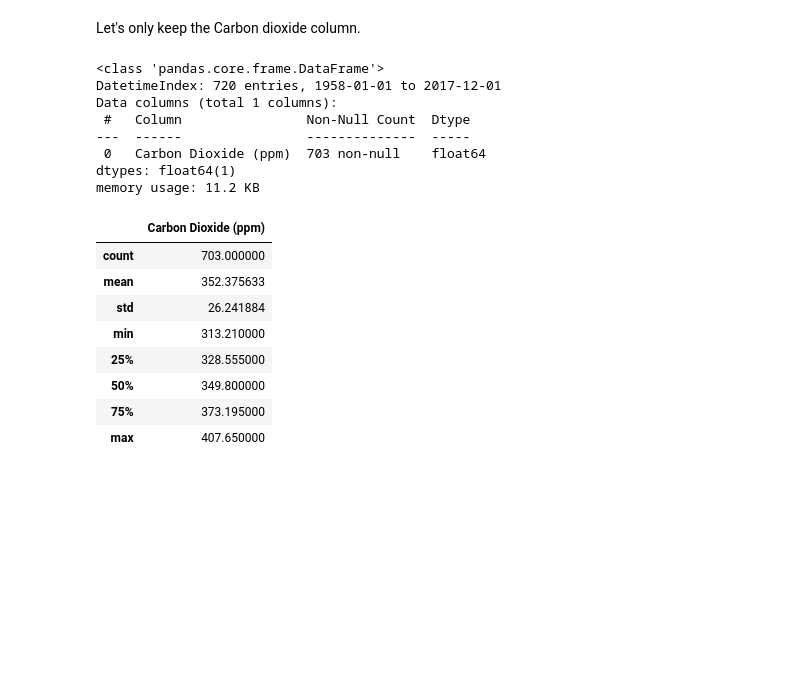
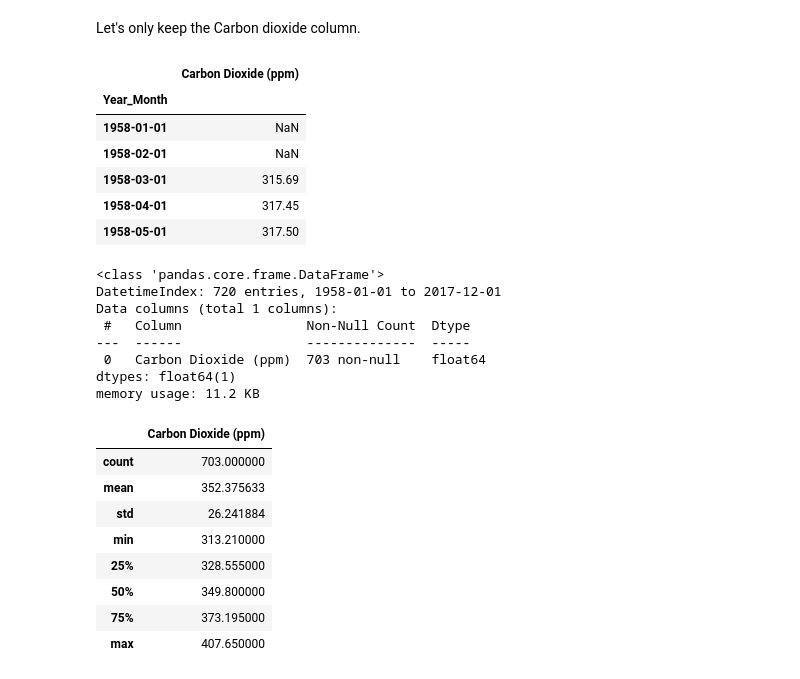
Before and after one commit to thcarole1/Carbon_Dioxide_Levels_in_Atmosphere, a Jupyter notebook: notebooks/Carbon dioxide levels prediction_Final_test.ipynb, the cells around one changed output. Saved outputs shown, nothing was run; the diff lists cells and outputs as text; code cells hidden in the pictures; blank space fills up the shorter version.

```diff
--- a/notebooks/Carbon dioxide levels prediction_Final_test.ipynb
+++ b/notebooks/Carbon dioxide levels prediction_Final_test.ipynb
@@ -331,3 +336,26 @@ co2_levels.drop(columns=["Seasonally Adjusted CO2 (ppm)",
+# %%
+# Let's only keep the Carbon dioxide column.
+def drop_unsued_cols(df):
+    '''
+    This function gets a pandas dataframe as input then drops unsused columns.
+    It returns a Datatframe.
+    '''
+    df.drop(columns=["Seasonally Adjusted CO2 (ppm)",
+                         "Carbon Dioxide Fit (ppm)",
+                         "Seasonally Adjusted CO2 Fit (ppm)"], inplace=True, axis=1)
+    return df
+
+
+co2_levels= drop_unsued_cols(co2_levels)
+co2_levels.head()
+# %% [output]
+|  | Carbon Dioxide (ppm) |
+| Year_Month |  |
+| 1958-01-01 | NaN |
+| 1958-02-01 | NaN |
+| 1958-03-01 | 315.69 |
+| 1958-04-01 | 317.45 |
+| 1958-05-01 | 317.50 |
 # %%
 # summary of the DataFrame
 co2_levels.info()
```
Also changed, not shown: parts of 20 cells of this notebook, 4 other files.
